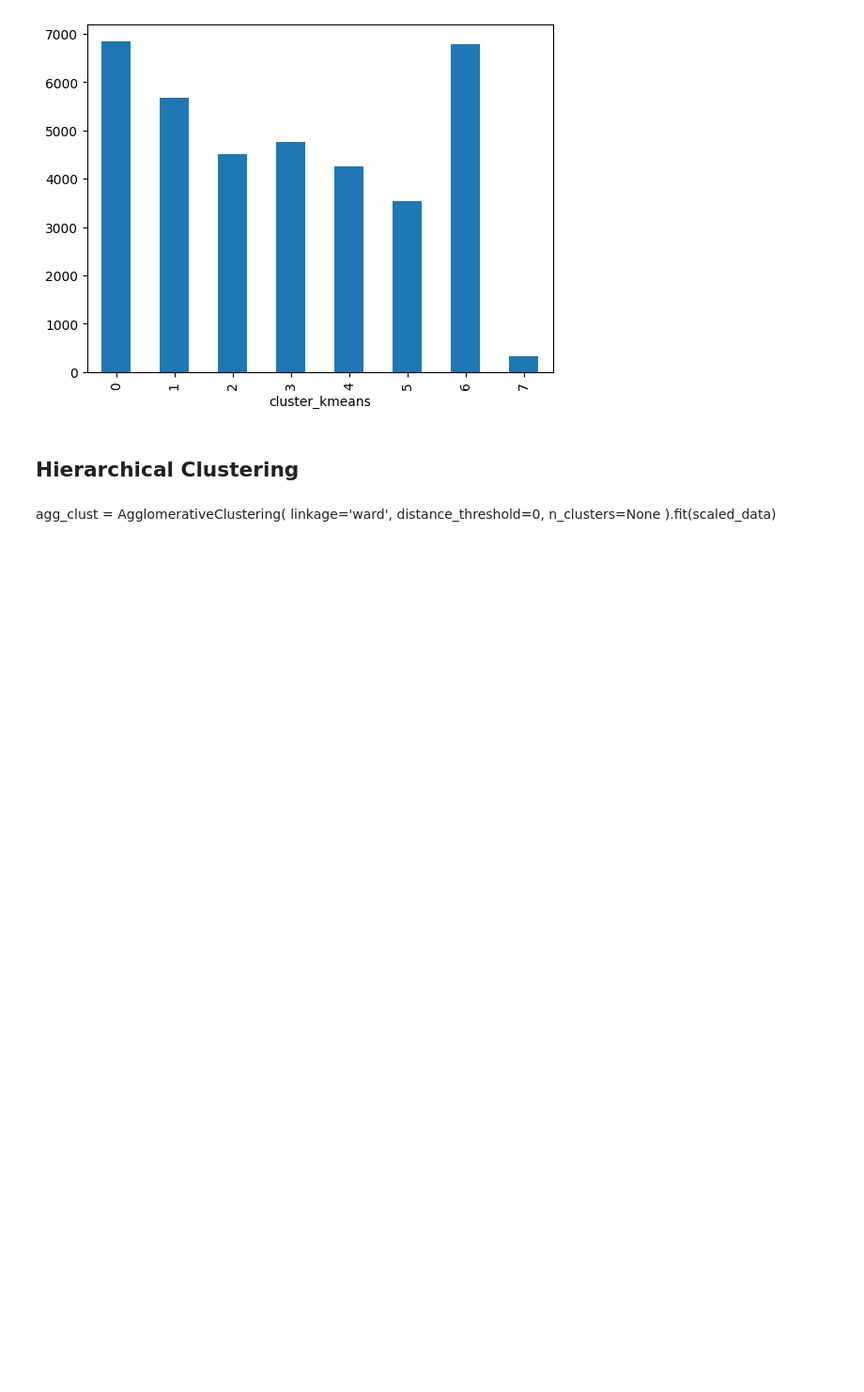
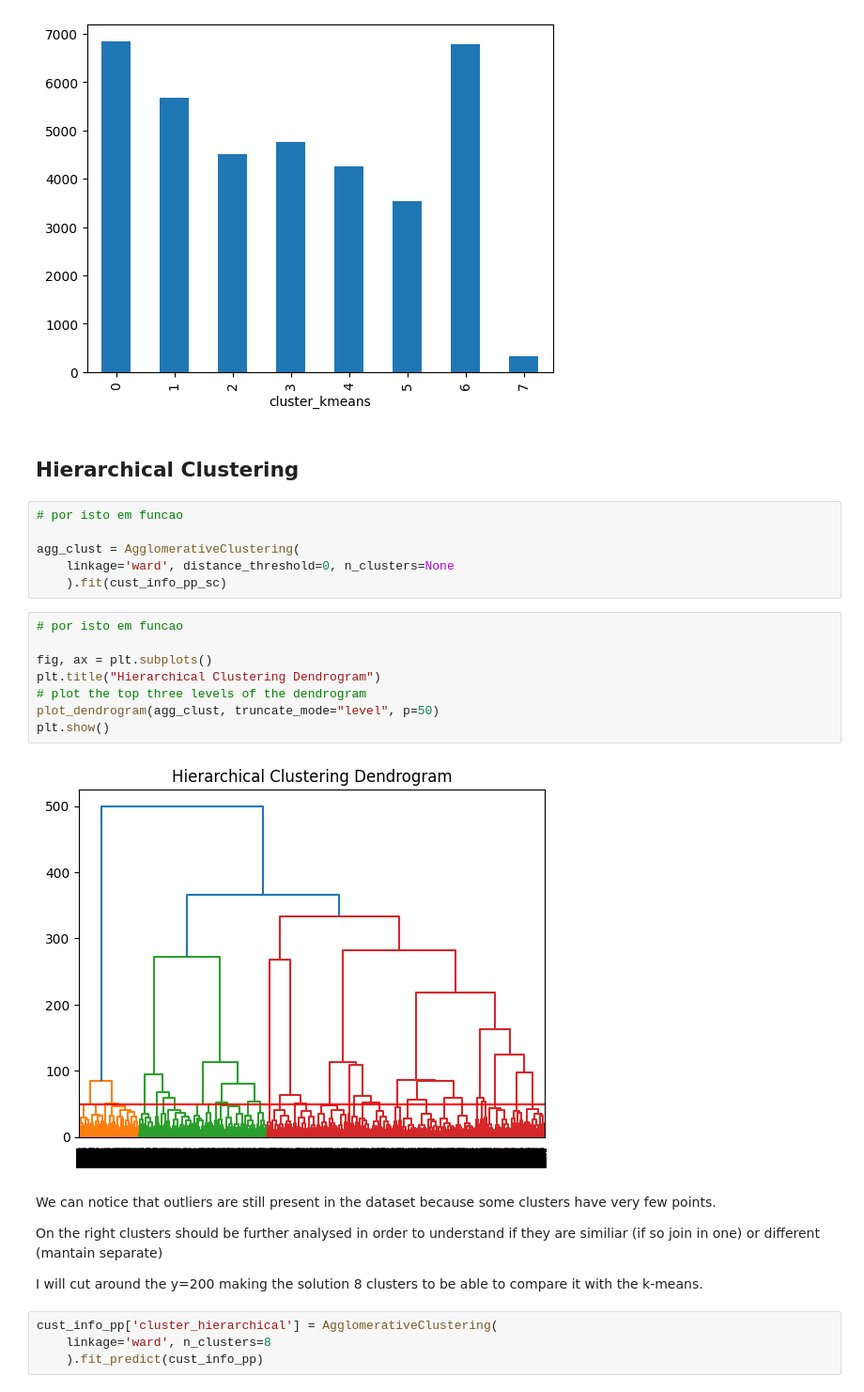
Before and after one commit to mitoma10110/ML2_Project, a Jupyter notebook: jo_notebook.ipynb, the cells around one changed output. Shown at 94% size. Drawn from its saved outputs; the diff is of its cells as text; blank space fills up the shorter version.

Commit message:
Hierarchical Clustering exploration and add function

```diff
--- a/jo_notebook.ipynb
+++ b/jo_notebook.ipynb
@@ -180,7 +174,29 @@ plt.show()
 [figure]
 # %% [markdown]
 ## Hierarchical Clustering
-# %% [markdown]
-agg_clust = AgglomerativeClustering(
-    linkage='ward', distance_threshold=0, n_clusters=None
-    ).fit(scaled_data)
+# %%
+# por isto em funcao
+
+agg_clust = AgglomerativeClustering(
+    linkage='ward', distance_threshold=0, n_clusters=None
+    ).fit(cust_info_pp_sc)
+# %%
+# por isto em funcao
+
+fig, ax = plt.subplots()
+plt.title("Hierarchical Clustering Dendrogram")
+# plot the top three levels of the dendrogram
+plot_dendrogram(agg_clust, truncate_mode="level", p=50)
+plt.show()
+# %% [output]
+[figure, added]
+# %% [markdown]
+We can notice that outliers are still present in the dataset because some clusters have very few points.
+
+On the right clusters should be further analysed in order to understand if they are similiar (if so join in one) or different (mantain separate)
+
+I will cut around the y=200 making the solution 8 clusters to be able to compare it with the k-means.
+# %%
+cust_info_pp['cluster_hierarchical'] = AgglomerativeClustering(
+    linkage='ward', n_clusters=8
+    ).fit_predict(cust_info_pp)
```
Also changed, not shown: parts of 10 cells of this notebook, 1 other file.
